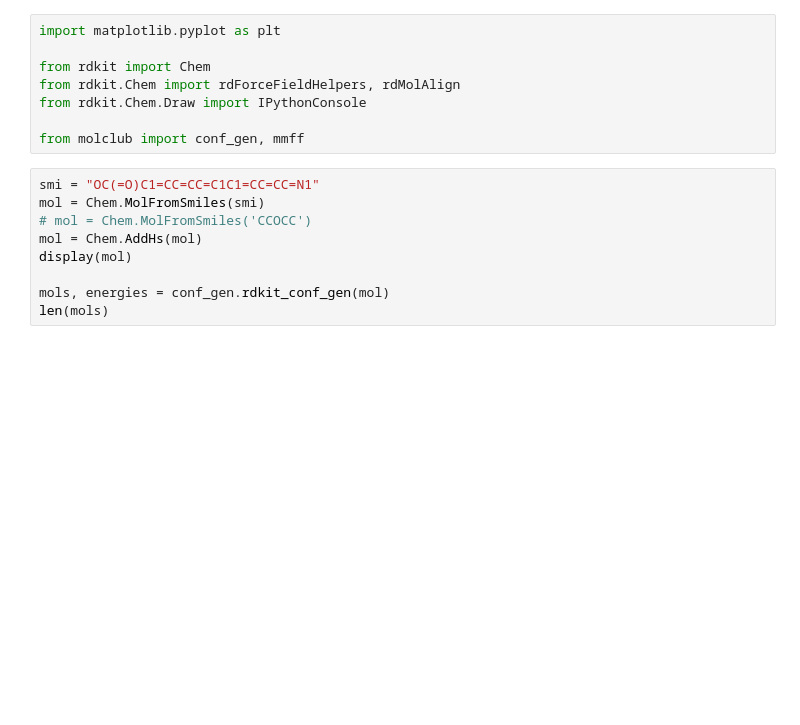
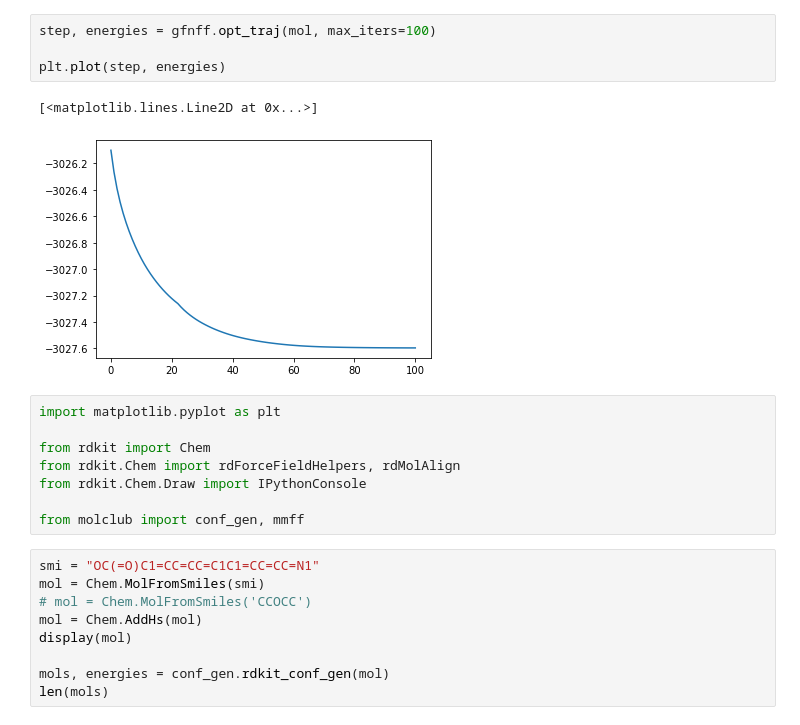
Before and after one commit to moleculeclub/molclub, a Jupyter notebook: notebooks/conf_gen.ipynb, the cells around one changed output. Drawn from its saved outputs; the diff is of its cells as text; blank space fills up the shorter version.

```diff
--- a/notebooks/conf_gen.ipynb
+++ b/notebooks/conf_gen.ipynb
@@ -1,3 +34,10 @@
+# %%
+step, energies = gfnff.opt_traj(mol, max_iters=100)
+
+plt.plot(step, energies)
+# %% [output]
+[<matplotlib.lines.Line2D at 0x...>]
+[figure, added]
 # %%
 import matplotlib.pyplot as plt
 
```
Also changed, not shown: parts of 4 cells of this notebook, 15 other files.
